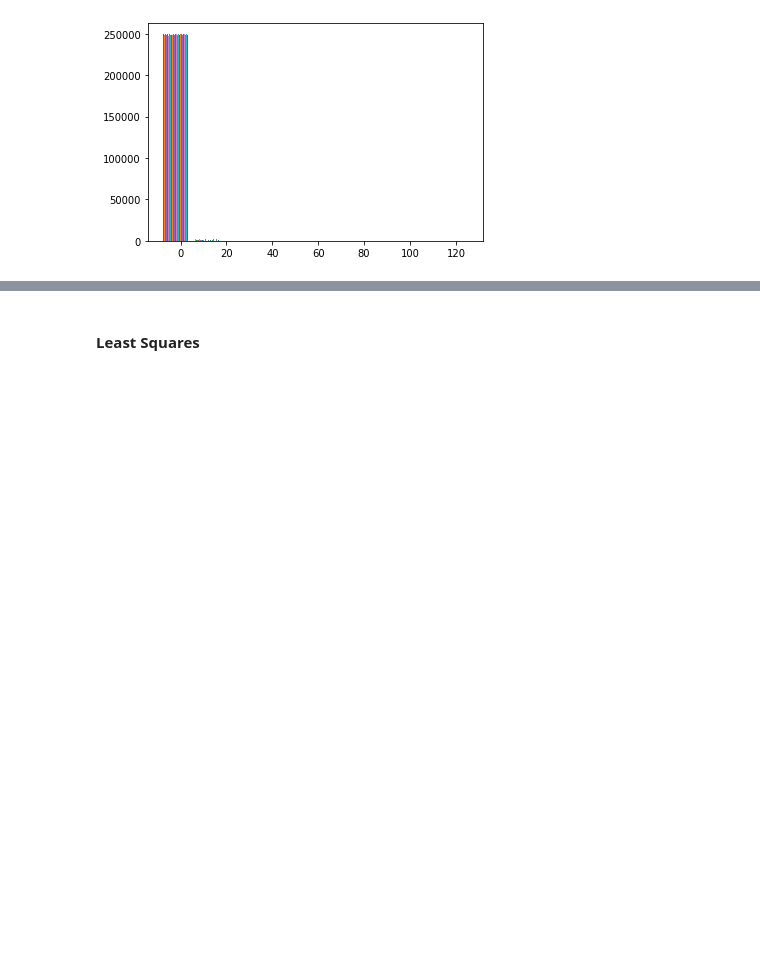
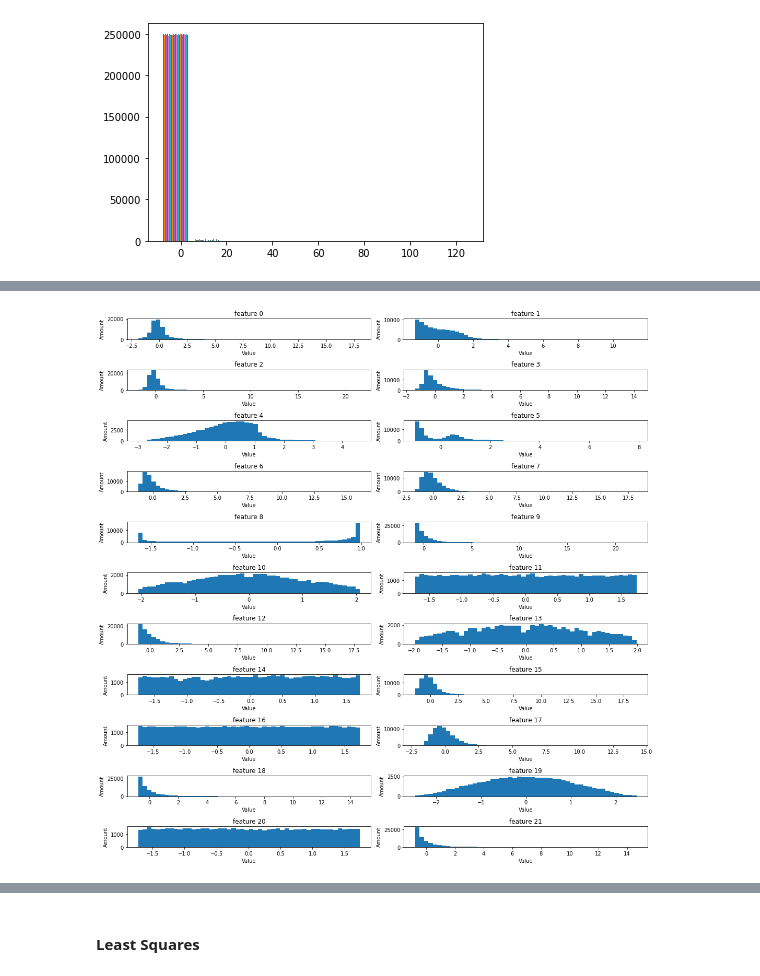
Before and after one commit to paocela/CS433-ML_Project_1-Higgs_Boson, a Jupyter notebook: project1.ipynb, the cells around one changed output, grey strips where cells are left out. Drawn from its saved outputs; the diff is of its cells as text; code cells hidden in the pictures; blank space fills up the shorter version.

```diff
--- a/project1.ipynb
+++ b/project1.ipynb
@@ -65,3 +103,16 @@ plt.show()
+# %%
+# plot data without outliers
+fig, axes = plt.subplots(11, 2, figsize=(15,15))
+for i, ax in enumerate(axes.flat):
+        ax.hist(tx_1[:, i + 1], bins=50)
+        ax.set_title(f"feature {i}")
+        ax.set_xlabel("Value")
+        ax.set_ylabel("Amount")
+
+fig.tight_layout()
+plt.show()
+# %% [output]
+[figure, added]
 # %%
 # plot data without outliers
 fig, axes = plt.subplots(6, 5, figsize=(15,15))
```
Also changed, not shown: parts of 11 cells of this notebook, 2 other files.
